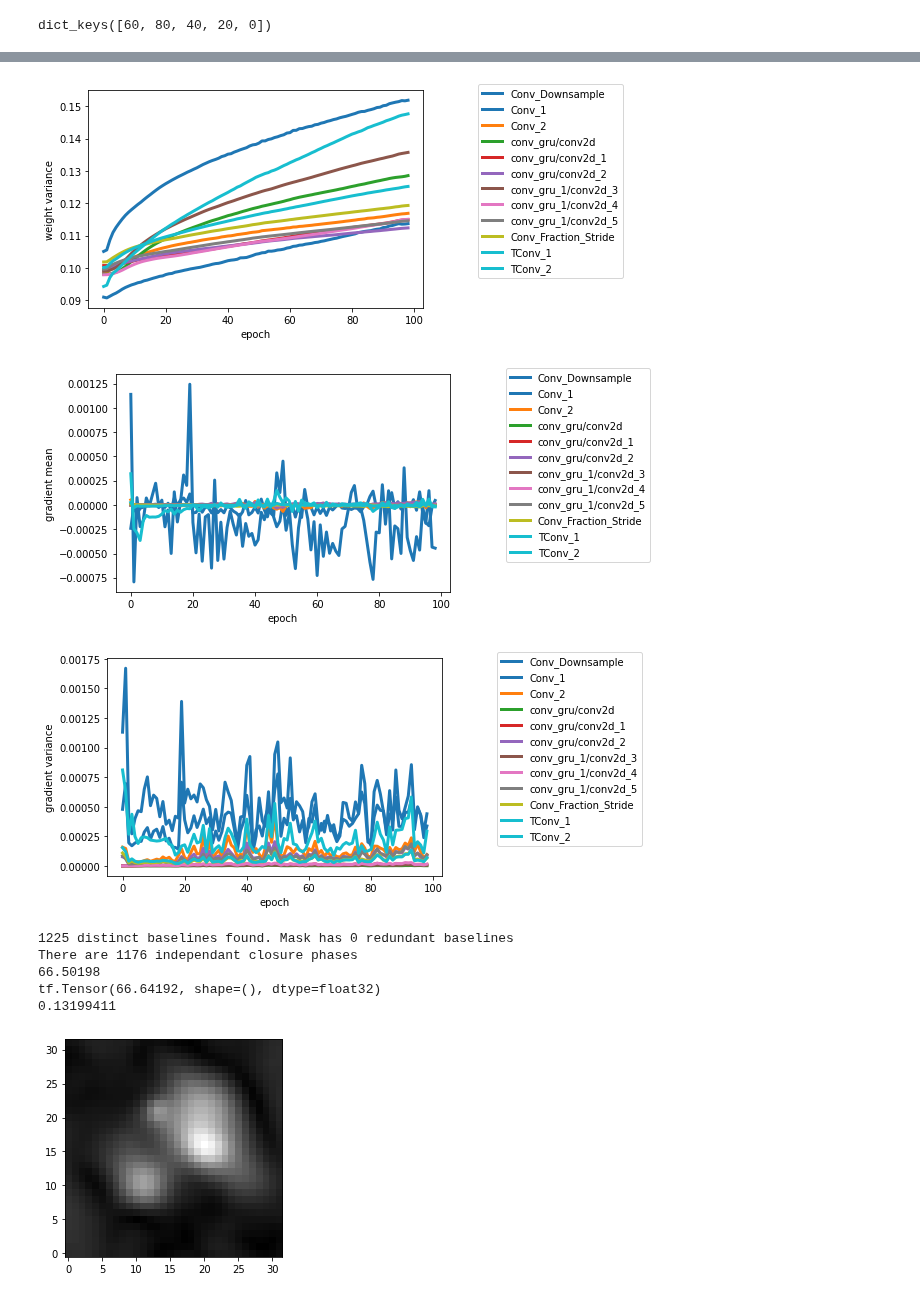
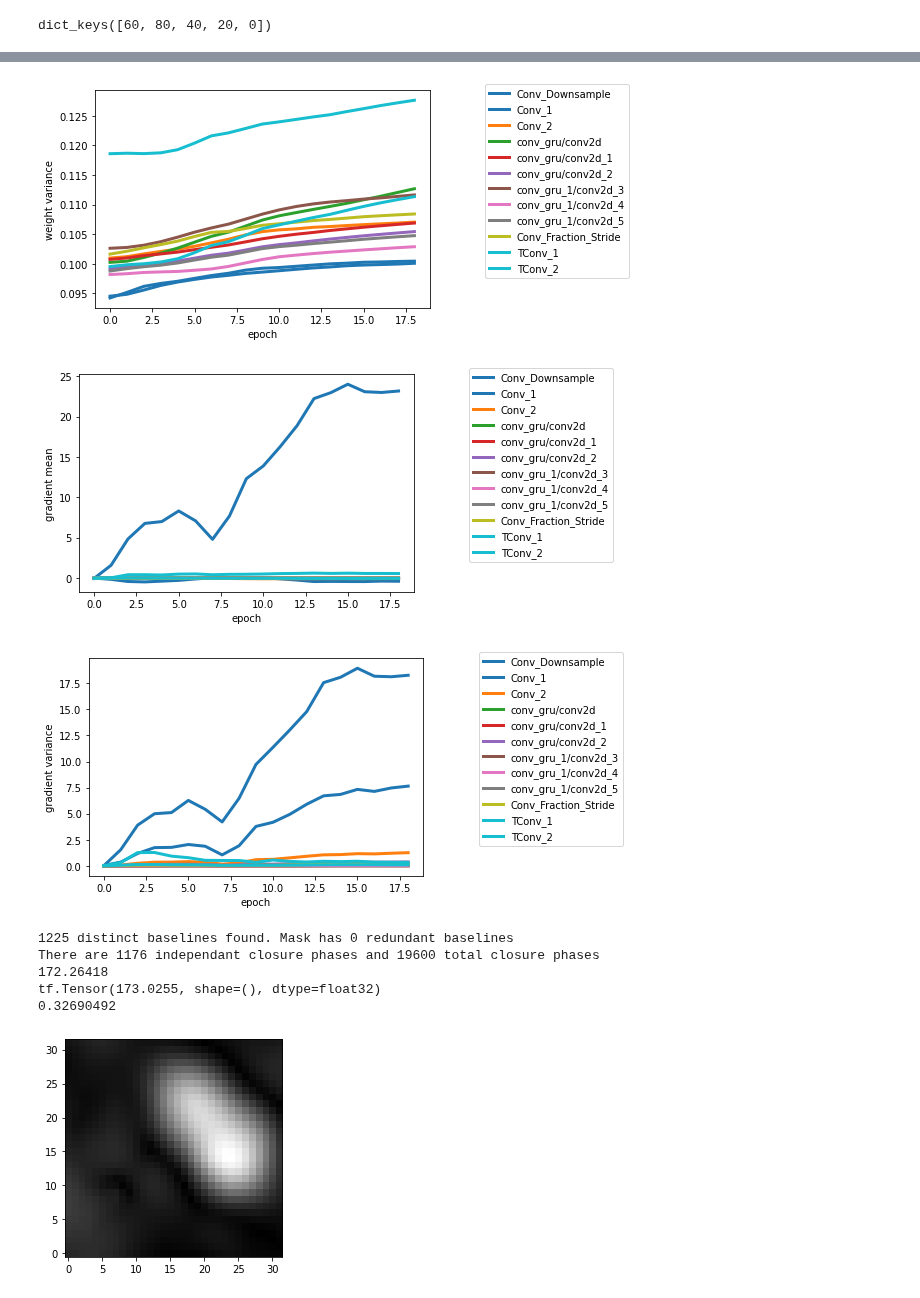
Before and after one commit to AlexandreAdam/ExoRIM, a Jupyter notebook: notebooks/analyse_20-06-07_22-42-35.ipynb, the cells around one changed output, grey strips where cells are left out. Saved outputs shown, nothing was run; the diff lists cells and outputs as text; code cells hidden in the pictures.

```diff
--- a/notebooks/analyse_20-06-07_22-42-35.ipynb
+++ b/notebooks/analyse_20-06-07_22-42-35.ipynb
@@ -48,7 +48,9 @@ basedir
 # id = "20-07-29_21-21-42"
 # id = "20-07-29_22-25-50"
 # id = "20-07-29_23-04-30"  # model with only visibilities
-id = "20-07-30_12-55-42"  # model with both closure phase and visibility amplitude
+# id = "20-07-30_12-55-42"  # model with both closure phase and visibility amplitude
+# id = "20-08-08_14-36-05"
+id = "20-08-09_00-48-08"
 results_dir = os.path.join(basedir, "results", id)
 checkpoints_dir = os.path.join(basedir, "models", id)
 train_data_dir = os.path.join(basedir, "data", id, "train")
@@ -139,7 +141,7 @@ dict_keys([60, 80, 40, 20, 0])
 # %%
 %%capture
 
-index = 40
+index = 0
 # index = 50
 step = 7
 # step = 11
@@ -310,7 +312,7 @@ plt.xlabel("epoch")
 plt.ylabel("weight variance")
 plt.savefig(os.path.join(results_dir, "weight_var.png"))
 # %% [output]
-[figure, old version]
+[figure, new version]
 # %%
 # cmap = matplotlib.cm.get_cmap("seismic")
 # norm = matplotlib.colors.Normalize(vmin=0, vmax=max(map_layer_to_depth.values()))
@@ -321,7 +323,7 @@ plt.xlabel("epoch")
 plt.ylabel("gradient mean")
 plt.savefig(os.path.join(results_dir, "backpropgrad_mean.png"))
 # %% [output]
-[figure, old version]
+[figure, new version]
 # %%
 for depth, data in enumerate(kernel_grad_var):
     plt.plot(list(range(len(data))), data, c=cmap(norm(depth)), label=inv_map[depth][len("model/"):], lw=3)
@@ -330,7 +332,7 @@ plt.xlabel("epoch")
 plt.ylabel("gradient variance")
 plt.savefig(os.path.join(results_dir, "backpropgrad_var.png"))
 # %% [output]
-[figure, old version]
+[figure, new version]
 # %%
 np.random.seed(42)
 N = 50
@@ -344,39 +346,39 @@ SNR = 100
 circle_mask = np.zeros((N, 2))
 for i in range(N):
     circle_mask[i, 0] = (L + np.random.normal(0, m)) * np.cos(2 * np.pi * i / N)
     circle_mask[i, 1] = (L + np.random.normal(0, m)) * np.sin(2 * np.pi * i / N)
 random_mask = np.random.normal(size=(N, 2))
 image_coords = np.arange(pix) - pix / 2.
 xx, yy = np.meshgrid(image_coords, image_coords)
 image = np.zeros_like(xx)
 rho_squared = (xx - 5) ** 2 + (yy) ** 2
 image += rho_squared == 0
 rho_squared = (xx + 5) ** 2 + (yy) ** 2
 image += np.exp(rho_squared / 5**2)
 im = ground_truth[index] #np.pad(image, ((pad, pad), (pad, pad)), constant_values=(0, 0))
 # im = np.pad(image, ((pad, pad), (pad, pad)), constant_values=(0, 0))
 # plt.imshow(image, cmap="gray")
 # baselines = exo.operators.Baselines(mask_coordinates=circle_mask)
 # cpo = exo.operators.phase_closure_operator(baselines)
 # dftm = exo.operators.NDFTM(baselines.UVC, wavel, pix, plate_scale)
 # dftm_i = exo.operators.NDFTM(baselines.UVC, wavel, pix, plate_scale, inv=True)
 # m2pix = exo.definitions.mas2rad(plate_scale) * pix / wavel
 # phys = PhysicalModel(circle_mask, hyperparameters["pixels"], visibility_noise=1e-3, cp_noise=1e-5, m2pix=m2pix)
-phys = exo.physical_model.PhysicalModelv2(pix, circle_mask, wavel, plate_scale, SNR)
+phys = exo.physical_model.PhysicalModel(pix, circle_mask, wavel, plate_scale, SNR)
 pad2 = -pad if pad != 0 else None
 forward = phys.forward(np.reshape(im, [-1, pix, pix, 1]))
-reconstructed_image = np.dot(phys.A_inverse, forward[0, :phys.p].numpy())
+reconstructed_image = np.dot(phys.A_adjoint, forward[0, :phys.p].numpy())
 plt.imshow(np.reshape(np.abs(reconstructed_image), [pix, pix])[pad:pad2, pad:pad2], cmap="gray")
 print(np.abs(reconstructed_image).max())
 print(tf.math.reduce_logsumexp(np.abs(reconstructed_image)))
 print(np.abs(reconstructed_image).min())
 plt.savefig(os.path.join(results_dir, "dirty_image.png"))
 # %% [output]
 1225 distinct baselines found. Mask has 0 redundant baselines
-There are 1176 independant closure phases
-66.50198
-tf.Tensor(66.64192, shape=(), dtype=float32)
-0.13199411
+There are 1176 independant closure phases and 19600 total closure phases
+172.26418
+tf.Tensor(173.0255, shape=(), dtype=float32)
+0.32690492
-[figure, old version]
+[figure, new version]
 # %%
 plt.imshow(im, cmap="gray")
```
Also changed, not shown: parts of 11 cells of this notebook, 12 other files.
